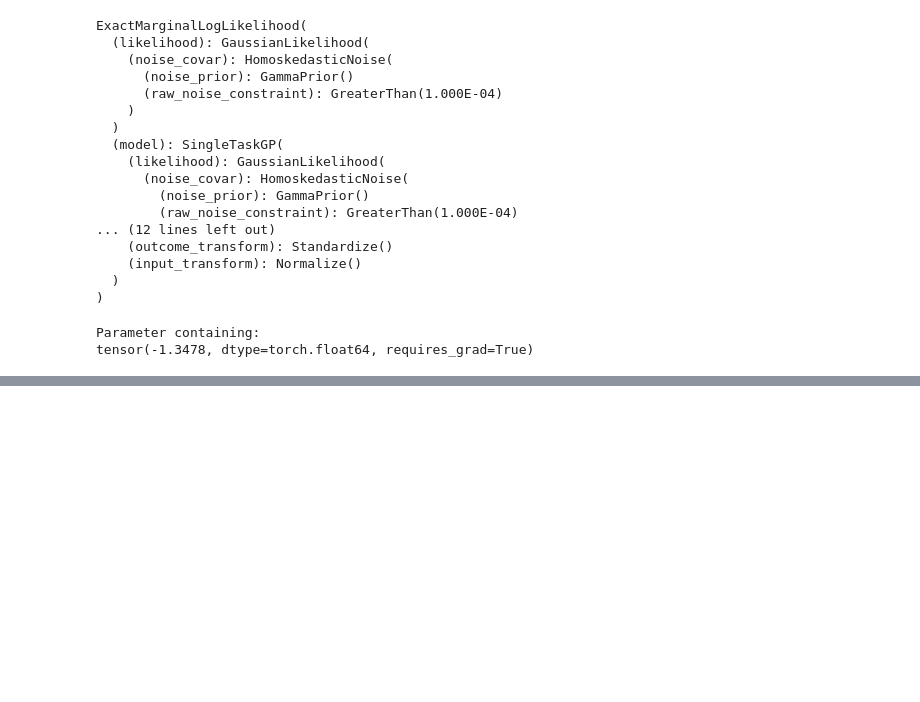
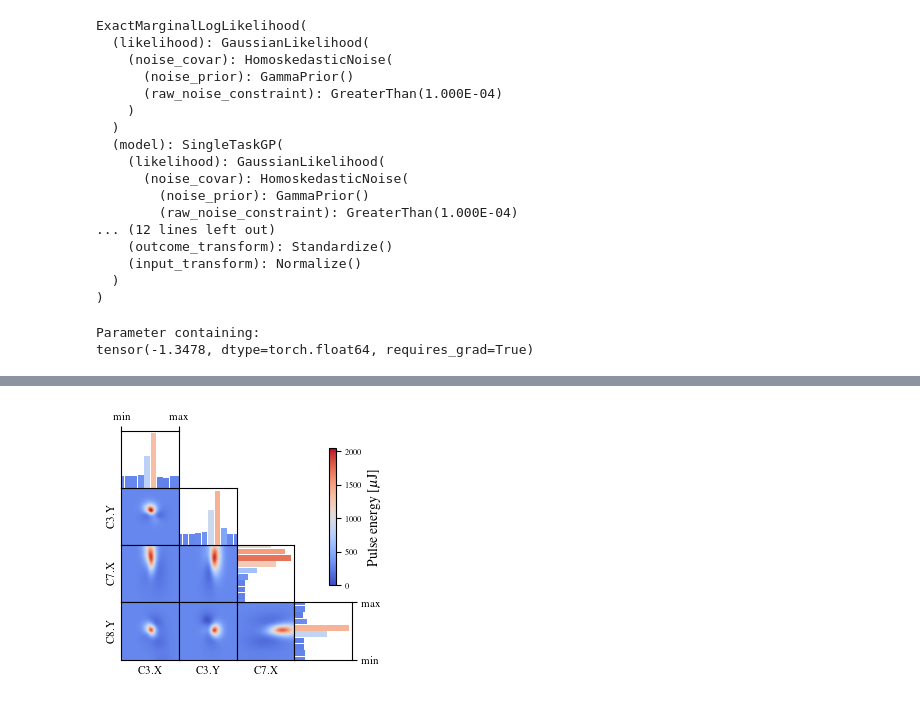
Before and after one commit to cr-xu/bo-4-euxfel, a Jupyter notebook: analyse/pairwise_correlation.ipynb, the cells around one changed output, grey strips where cells are left out. Cells and saved outputs as stored; diff of their text form; code cells hidden in the pictures; blank space fills up the shorter version.

```diff
--- a/analyse/pairwise_correlation.ipynb
+++ b/analyse/pairwise_correlation.ipynb
@@ -116,0 +151,68 @@ plt.hist2d(X[:,0],X[:,1],bins=(6,6))
+# %%
+fig = plt.figure(figsize=(LINEWIDTH*inches_per_pt, LINEWIDTH*inches_per_pt*1))
+gs = fig.add_gridspec(4,4)
+
+ax03 = fig.add_subplot(gs[1,0])
+ax02 = fig.add_subplot(gs[2,0])
+ax01 = fig.add_subplot(gs[3,0])
+ax13 = fig.add_subplot(gs[2,1])
+ax12 = fig.add_subplot(gs[3,1])
+ax23 = fig.add_subplot(gs[3,2])
+ax_hist1 = fig.add_subplot(gs[0,0])
+ax_hist2 = fig.add_subplot(gs[1,1])
+ax_hist3 = fig.add_subplot(gs[2,2])
+ax_hist4 = fig.add_subplot(gs[3,3])
+ax_colorbar = fig.add_subplot(gs[:3,3])
+for ax in [ax_hist2, ax_hist3, ax_hist4, ax02, ax03, ax13]:
+    ax.get_xaxis().set_visible(False)
+for ax in [ax_hist1, ax_hist2, ax_hist3, ax12, ax13, ax23]:
+    ax.get_yaxis().set_visible(False)
+for ax in [ax01, ax12, ax23]:
+    ax.set_xticks([])
+for ax in [ax01,ax02,ax03]:
+    ax.set_yticks([])
+
+# Posterior mean plots
+vmax = np.max(zvalues)
+vmin = 0
+cmap = "coolwarm"
+im = ax03.pcolormesh(XX, YY, zvalues[0,1], shading="gouraud", vmax=vmax, vmin=vmin, cmap=cmap)
+ax02.pcolormesh(XX, YY, zvalues[0,2], shading="gouraud", vmax=vmax, vmin=vmin, cmap=cmap)
+ax01.pcolormesh(XX, YY, zvalues[0,3], shading="gouraud", vmax=vmax, vmin=vmin, cmap=cmap)
+ax13.pcolormesh(XX, YY, zvalues[1,2], shading="gouraud", vmax=vmax, vmin=vmin, cmap=cmap)
+ax12.pcolormesh(XX, YY, zvalues[1,3], shading="gouraud", vmax=vmax, vmin=vmin, cmap=cmap)
+ax23.pcolormesh(XX, YY, zvalues[2,3], shading="gouraud", vmax=vmax, vmin=vmin, cmap=cmap)
+
+# histogram
+ax_hist1.bar(x_histlist, y_hist_values[0], color=my_cmap(rescale_color(y_hist_values[0])), width = dx)
+# ax_hist1.plot(x_histlist,y_hist_values[0])
+ax_hist2.bar(x_histlist, y_hist_values[1], color=my_cmap(rescale_color(y_hist_values[1])), width = dx)
+ax_hist3.barh(x_histlist, y_hist_values[2], color=my_cmap(rescale_color(y_hist_values[2])), height = dx)
+ax_hist4.barh(x_histlist, y_hist_values[3], color=my_cmap(rescale_color(y_hist_values[3])), height = dx)
+
+ax_hist1.set_xlim(xmin, xmax)
+ax_hist2.set_xlim(xmin, xmax)
+ax_hist3.set_ylim(xmin, xmax)
+ax_hist4.set_ylim(xmin, xmax)
+# colorbar
+cbar = fig.colorbar(im, ax=ax_colorbar, fraction=0.4, shrink=0.8)
+cbar.set_label(r"Pulse energy [$\mathrm{\mu}$J]")
+ax_colorbar.set_axis_off()
+# axis labels
+ax_hist1.xaxis.tick_top()
+ax_hist1.set_xticks([xmin,xmax])
+ax_hist1.set_xticklabels(["min","max"], fontsize=8)
+ax_hist4.yaxis.tick_right()
+ax_hist4.set_yticks([xmin,xmax])
+ax_hist4.set_yticklabels(["min","max"], fontsize=8)
+ax01.set_xlabel("C3.X", fontsize=8)
+ax12.set_xlabel("C3.Y", fontsize=8)
+ax23.set_xlabel("C7.X", fontsize=8)
+
+ax01.set_ylabel("C8.Y", fontsize=8)
+ax02.set_ylabel("C7.X", fontsize=8)
+ax03.set_ylabel("C3.Y", fontsize=8)
+fig.subplots_adjust(hspace=0, wspace=0)
+# fig.savefig("../plots/posterior_space.pdf", dpi=300, bbox_inches="tight")
+# %% [output]
+[figure, added]
```
Also changed, not shown: parts of 6 cells of this notebook.
